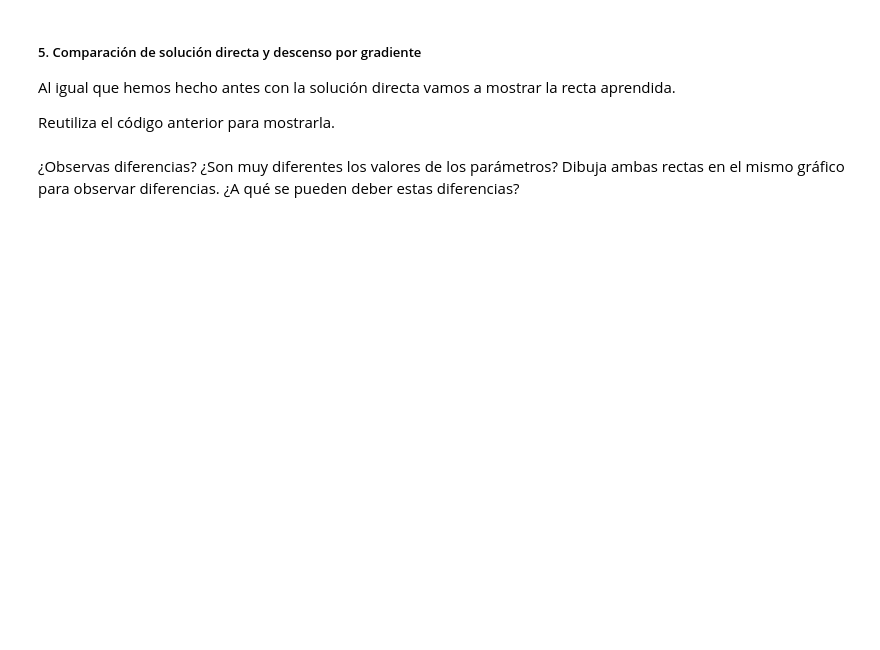
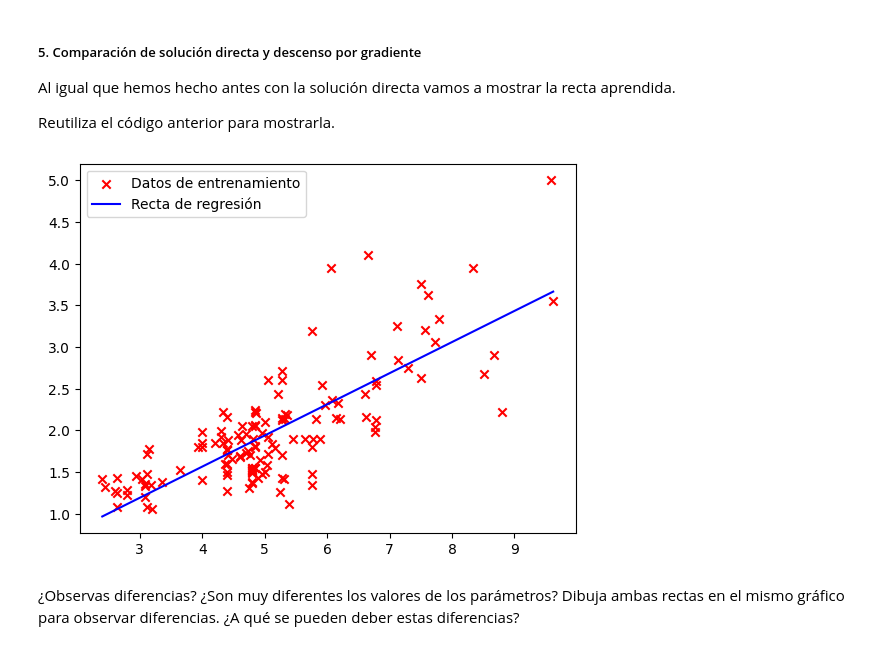
Before and after one commit to TomasAlignani/APRENDIZAJE, a Jupyter notebook: 2. RegresionLineal_1variable/practica2_RegresionLineal_1variable.ipynb, the cells around one changed output. Drawn from its saved outputs; the diff is of its cells as text; code cells hidden in the pictures; blank space fills up the shorter version.

```diff
--- a/2. RegresionLineal_1variable/practica2_RegresionLineal_1variable.ipynb
+++ b/2. RegresionLineal_1variable/practica2_RegresionLineal_1variable.ipynb
@@ -324,2 +340,16 @@ Reutiliza el código anterior para mostrarla.
+# %%
+# Crear las variables xx e yy utilizadas para pintar la gráfica posteriormente
+# <RELLENAR>
+
+#recta aprendida de antes
+xx = np.linspace(eje_x.min(), eje_x.max(), 10)
+yy = theta[0] + theta[1]*xx
+plt.scatter(eje_x, y, color='red', marker = 'x', label='Datos de entrenamiento')
+plt.plot(xx, yy, color='blue', label='Recta de regresión')
+plt.legend()
+plt.show()
+# <RELLENAR>
+# %% [output]
+[figure, added]
 # %% [markdown]
 ¿Observas diferencias? ¿Son muy diferentes los valores de los parámetros? Dibuja ambas rectas en el mismo gráfico para observar diferencias. ¿A qué se pueden deber estas diferencias?
```
Also changed, not shown: parts of 10 cells of this notebook.
